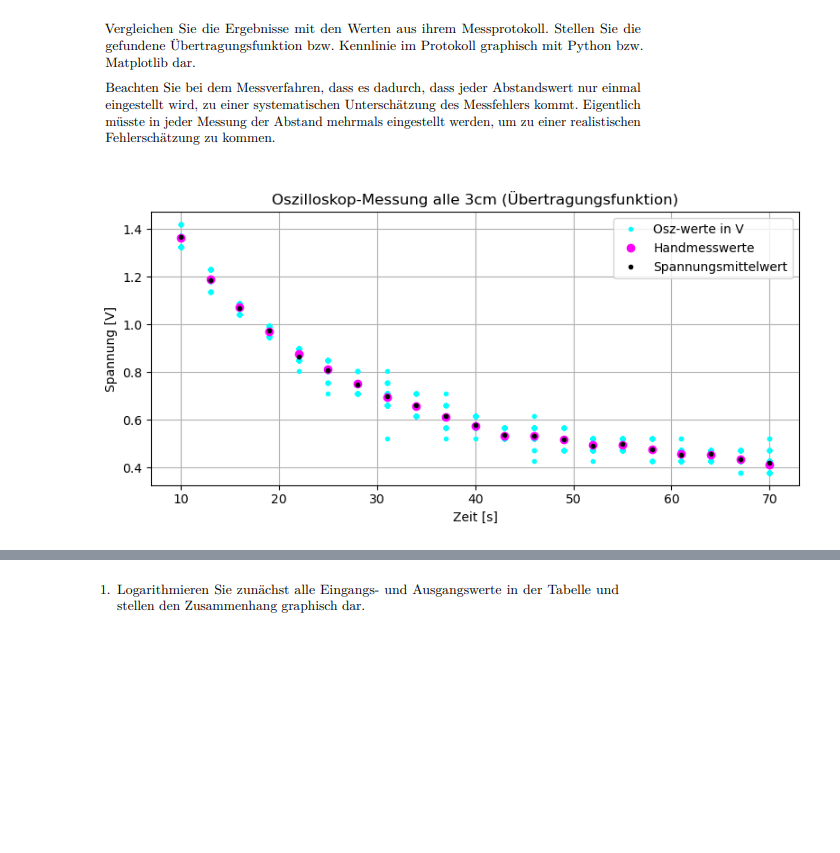
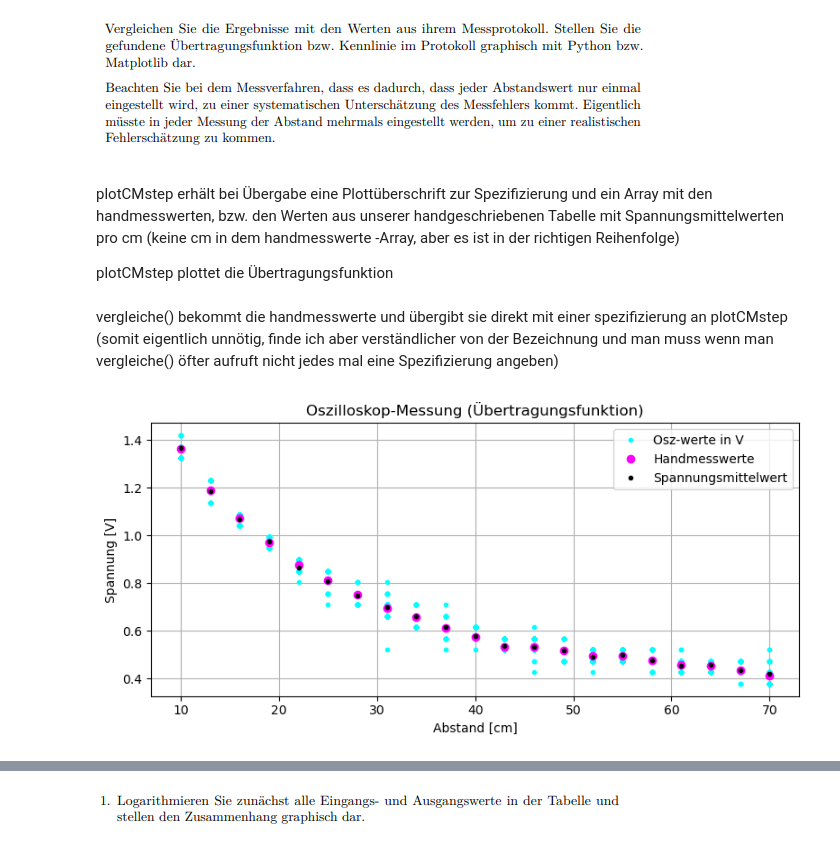
Before and after one commit to NikitaKusch01/TechGrudeKI, a Jupyter notebook: Labor1/datenverarbeitung.ipynb, the cells around one changed output, grey strips where cells are left out. Cells and saved outputs as stored; diff of their text form; code cells hidden in the pictures; blank space fills up the shorter version.

```diff
--- a/Labor1/datenverarbeitung.ipynb
+++ b/Labor1/datenverarbeitung.ipynb
@@ -105,19 +133,30 @@ plottCsv("10cm", t, u,  uM, stdu, emstd)
 [figure]
 # %% [markdown]
 ![image.png](attachment:image.png)
+# %% [markdown]
+plotCMstep erhält bei Übergabe eine Plottüberschrift zur Spezifizierung und ein Array mit den handmesswerten, bzw. den Werten aus unserer handgeschriebenen Tabelle mit Spannungsmittelwerten pro cm
+(keine cm in dem handmesswerte -Array, aber es ist in der richtigen Reihenfolge)
+
+plotCMstep plottet die Übertragungsfunktion
 # %%
-
-def plotCMstep(spezifizierung, handmesswerte):
-    plt.figure(figsize=(8,4))
+def plotCMstep(spezifizierung, handmesswerte, dateipfad=""):
+    plt.figure(figsize=(8,4))           #neuer Plott
     wertindex = 0
-    for i in range(10, 71, 3):
-        cm=i
-        t, u, uM, stdu, emstd= rechne(f"C:\\Users\\Nikita\\Desktop\\Technische Grundlagen der KI\\Labor1\\Versuch1_{cm}cm.csv")
+    for cm  in range(10, 71, 3):        #für jeden cm-Schritt (alle 3 cm)
+        #dynamisches Aufrufen der rechne(Methode) durch Path mit austauschbaren cm-Angaben
+        if(dateipfad==""):
+            t, u, uM, stdu, emstd = rechne(
+                f"C:\\Users\\Nikita\\Desktop\\Technische Grundlagen der KI\\Labor1\\Versuch1_{cm}cm.csv"
+            )
+        else:
+            t, u, uM, stdu, emstd = rechne(dateipfad)
         for j in range(len(u)):
+            #Nur im ersten Durchlauf label anhängen (plott Punktwolke originalwerte)
             if(j==0 and cm==10):
                 plt.plot(cm, u[j], ".", color = "cyan", label = 'Osz-werte in V')
             else:
                 plt.plot(cm, u[j], ".", color = "cyan")
+        #Nur im ersten Durchlauf label anhängen (plott berechneter und gemessener Mittelwert)
         if (wertindex==0):
             plt.plot(cm, handmesswerte[wertindex], "o", color="magenta",label='Handmesswerte')
             plt.plot(cm, uM,".", color='black', label='Spannungsmittelwert')
@@ -126,30 +165,39 @@ def plotCMstep(spezifizierung, handmesswerte):
             plt.plot(cm, handmesswerte[wertindex], "o", color="magenta")
             plt.plot(cm, uM,".", color='black')
             #plt.plot(cm, uM-emstd,".", color='orange')
-        wertindex= wertindex+1
+        if(wertindex<len(handmesswerte)):
+            wertindex= wertindex+1
+
 
 
     plt.title(f"Oszilloskop-Messung {spezifizierung}")
-    plt.xlabel("Zeit [s]")
+    #Achsenbeschriftung
+    plt.xlabel("Abstand [cm]")
     plt.ylabel("Spannung [V]")
     plt.grid(True)
-    plt.legend(loc='upper right')
+    plt.legend(loc='upper right')   #legende oben rechts
+    #plt.tight_layout() passt automatisch die Abstände zwischen Plot und Rand so an,
+    #dass alles schön sichtbar bleibt
     plt.tight_layout()
     plt.show()
+# %% [markdown]
+vergleiche() bekommt die handmesswerte und übergibt sie direkt mit einer spezifizierung an plotCMstep (somit eigentlich unnötig, finde ich aber verständlicher von der Bezeichnung und man muss wenn man vergleiche() öfter aufruft nicht jedes mal eine Spezifizierung angeben)
 # %%
 
 handmesswerte   = [1.364, 1.188, 1.071, 0.971, 0.875, 0.812,
                    0.752, 0.696, 0.656, 0.614, 0.576, 0.533,
                    0.534, 0.518, 0.497, 0.494, 0.476, 0.458,
                    0.452, 0.433, 0.414]
-dinA4 = [0.710, 0.900]
 
-def vergleiche(handmesswerte):
-    plotCMstep("alle 3cm (Übertragungsfunktion)", handmesswerte)
 
+def vergleiche(handmesswerte, dateipfad = ""):
+    if(dateipfad!=""):
+        plotCMstep("(Übertragungsfunktion)", handmesswerte, dateipfad)
+    else:
+        plotCMstep("(Übertragungsfunktion)", handmesswerte)
 vergleiche(handmesswerte)
 # %% [output]
-[figure, old version]
+[figure, new version]
 # %% [markdown]
 ![image.png](attachment:image.png)
 # %% [markdown]
```
Also changed, not shown: parts of 19 cells of this notebook, 2 other files.
